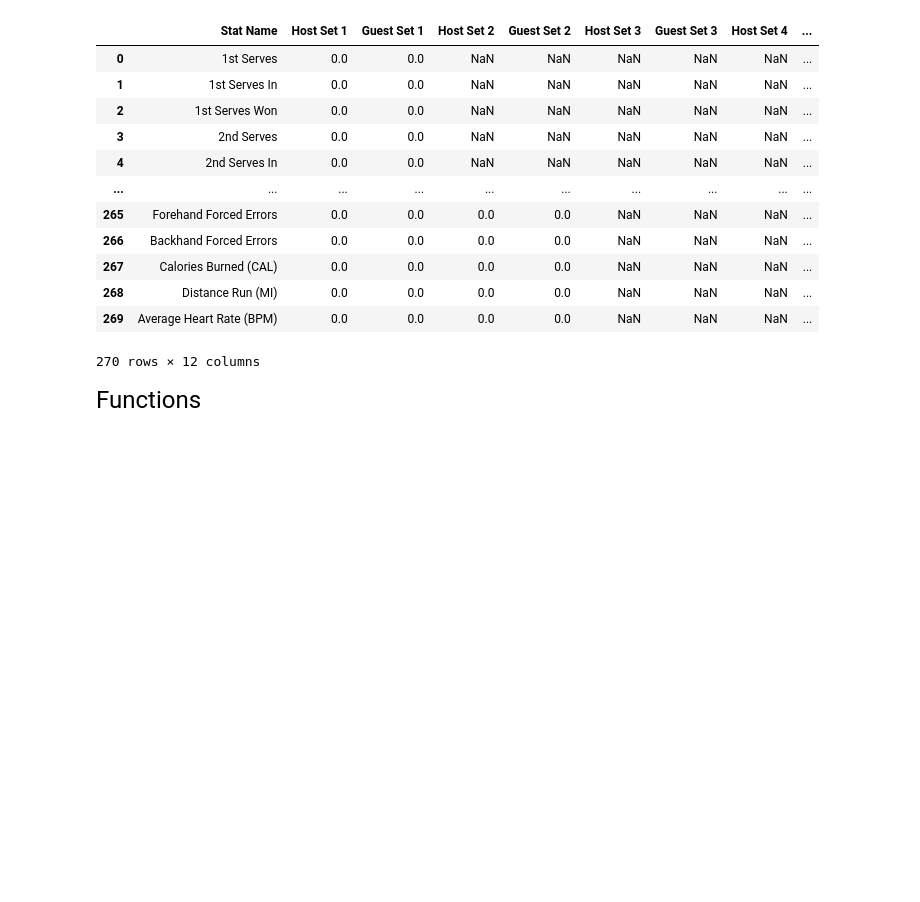
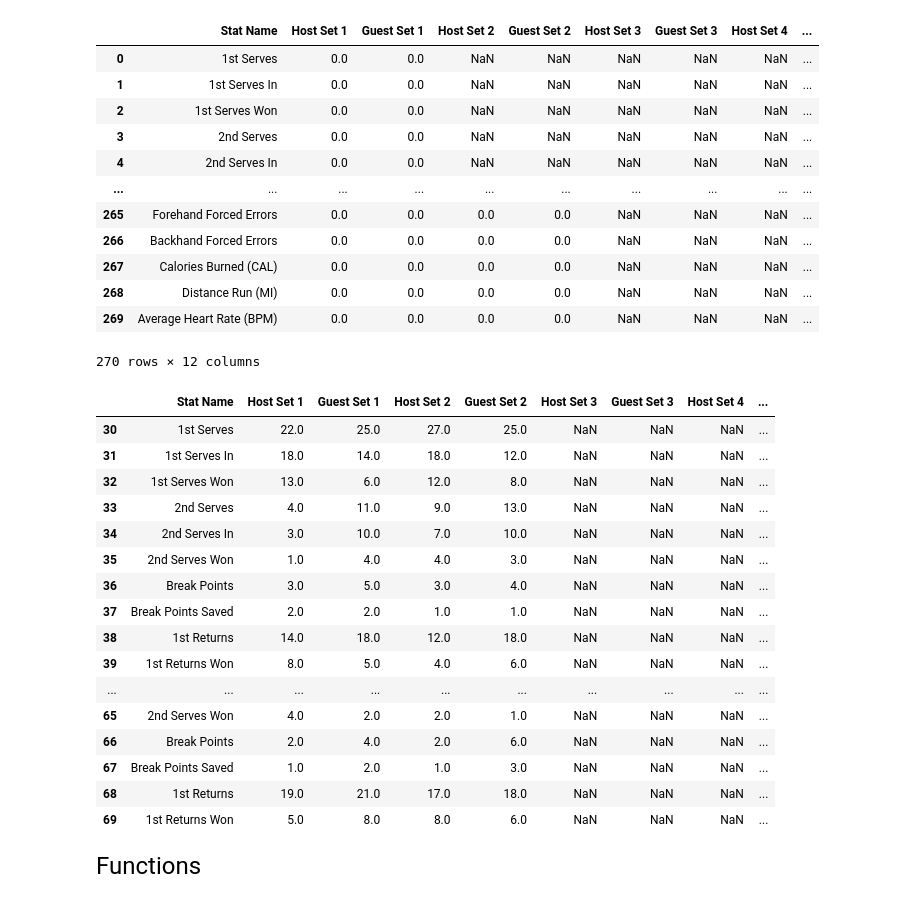
Before and after one commit to cjgimena/consulting-spring2025, a Jupyter notebook: season_report/summary_page/Shot_Ratings.ipynb, the cells around one changed output. Saved outputs shown, nothing was run; the diff lists cells and outputs as text; code cells hidden in the pictures; blank space fills up the shorter version.

```diff
--- a/season_report/summary_page/Shot_Ratings.ipynb
+++ b/season_report/summary_page/Shot_Ratings.ipynb
@@ -44,7 +44,27 @@ stats_df
 | 269 | Average Heart Rate (BPM) | 0.0 | 0.0 | 0.0 | 0.0 | NaN | NaN | NaN | ... |
 270 rows × 12 columns
 # %%
+# Cj Question: Is this to filter out bad CAL data?
 filtered_stats_df = stats_df[stats_df['Host Set 2'].notna()]
+filtered_stats_df.head(40)
+# %% [output]
+|  | Stat Name | Host Set 1 | Guest Set 1 | Host Set 2 | Guest Set 2 | Host Set 3 | Guest Set 3 | Host Set 4 | ... |
+| 30 | 1st Serves | 22.0 | 25.0 | 27.0 | 25.0 | NaN | NaN | NaN | ... |
+| 31 | 1st Serves In | 18.0 | 14.0 | 18.0 | 12.0 | NaN | NaN | NaN | ... |
+| 32 | 1st Serves Won | 13.0 | 6.0 | 12.0 | 8.0 | NaN | NaN | NaN | ... |
+| 33 | 2nd Serves | 4.0 | 11.0 | 9.0 | 13.0 | NaN | NaN | NaN | ... |
+| 34 | 2nd Serves In | 3.0 | 10.0 | 7.0 | 10.0 | NaN | NaN | NaN | ... |
+| 35 | 2nd Serves Won | 1.0 | 4.0 | 4.0 | 3.0 | NaN | NaN | NaN | ... |
+| 36 | Break Points | 3.0 | 5.0 | 3.0 | 4.0 | NaN | NaN | NaN | ... |
+| 37 | Break Points Saved | 2.0 | 2.0 | 1.0 | 1.0 | NaN | NaN | NaN | ... |
+| 38 | 1st Returns | 14.0 | 18.0 | 12.0 | 18.0 | NaN | NaN | NaN | ... |
+| 39 | 1st Returns Won | 8.0 | 5.0 | 4.0 | 6.0 | NaN | NaN | NaN | ... |
+| ... | ... | ... | ... | ... | ... | ... | ... | ... | ... |
+| 65 | 2nd Serves Won | 4.0 | 2.0 | 2.0 | 1.0 | NaN | NaN | NaN | ... |
+| 66 | Break Points | 2.0 | 4.0 | 2.0 | 6.0 | NaN | NaN | NaN | ... |
+| 67 | Break Points Saved | 1.0 | 2.0 | 1.0 | 3.0 | NaN | NaN | NaN | ... |
+| 68 | 1st Returns | 19.0 | 21.0 | 17.0 | 18.0 | NaN | NaN | NaN | ... |
+| 69 | 1st Returns Won | 5.0 | 8.0 | 8.0 | 6.0 | NaN | NaN | NaN | ... |
 # %% [markdown]
 <span style="font-size:24px;">Functions </span>
 # %%
```
Also changed, not shown: parts of 27 cells of this notebook, 12 other files.
